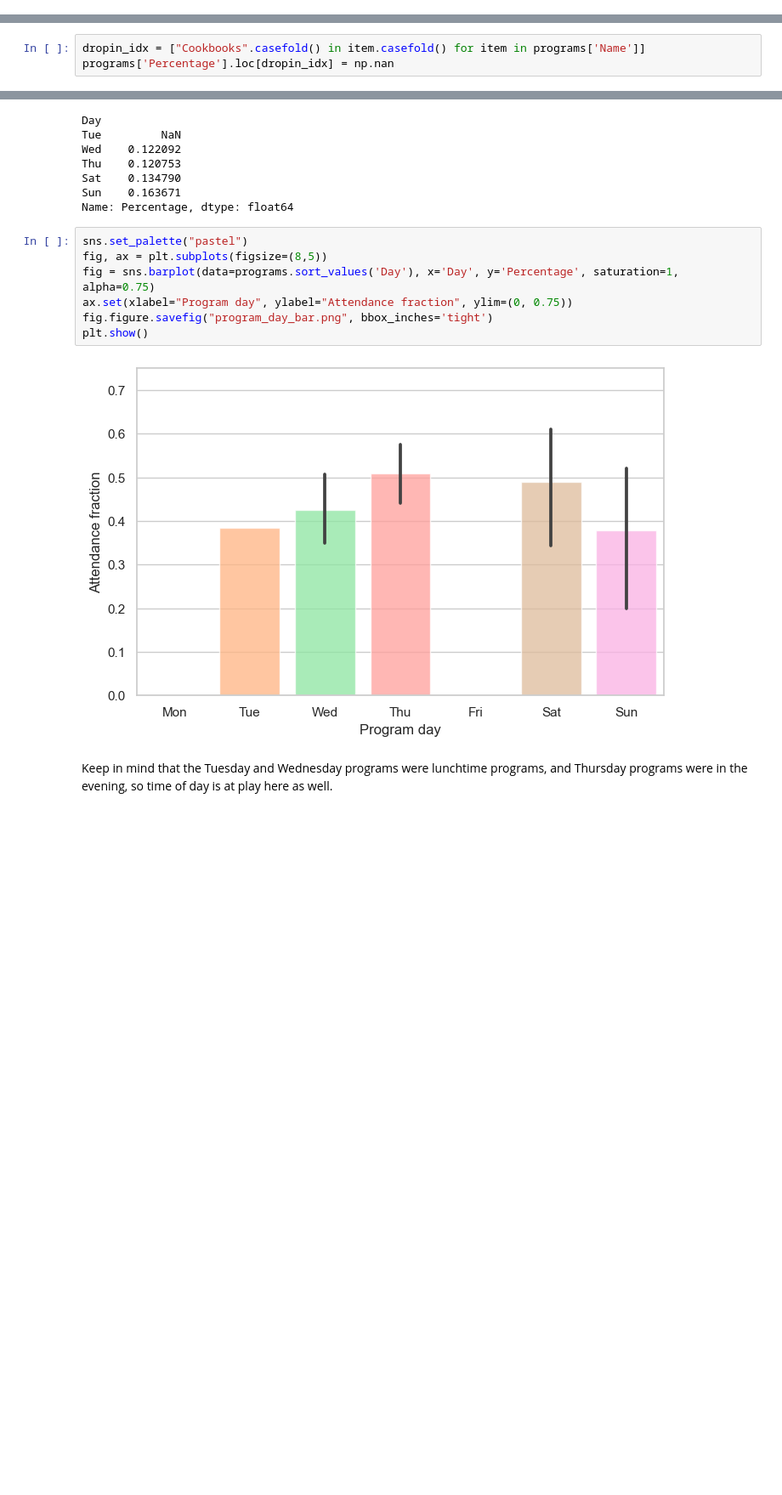
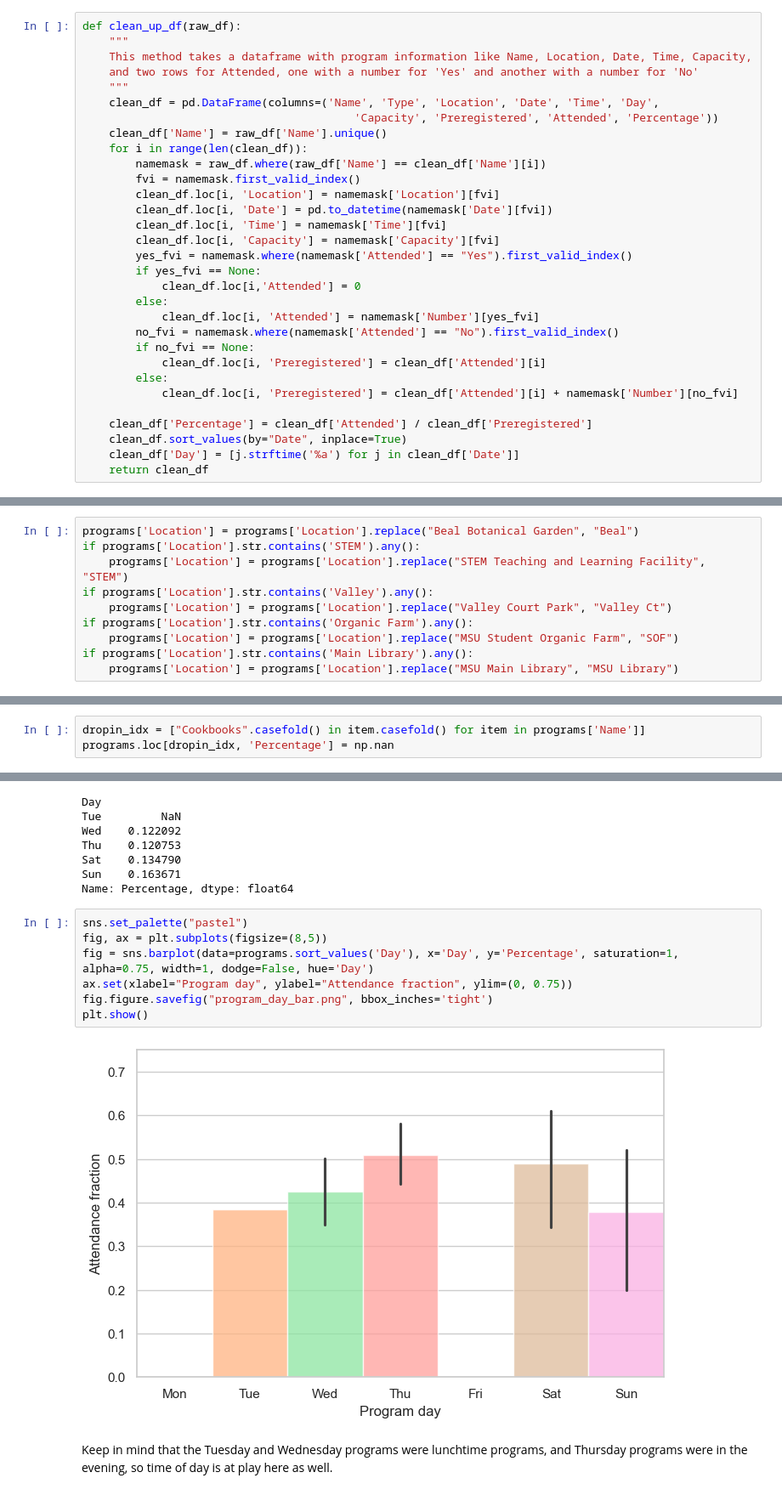
Before and after one commit to abigailStev/altru-shenanigans, a Jupyter notebook: quant_sandbox-foodfight.ipynb, the cells around one changed output, grey strips where cells are left out. Shown at 85% size. Saved outputs shown, nothing was run; the diff lists cells and outputs as text; blank space fills up the shorter version.

```diff
--- a/quant_sandbox-foodfight.ipynb
+++ b/quant_sandbox-foodfight.ipynb
@@ -60,6 +60,37 @@ class SelectFilesButton(widgets.Button):
         b.description = "Files Selected"
         b.icon = "check-square-o"
         b.style.button_color = "lightgreen"
+# %%
+def clean_up_df(raw_df):
+    """
+    This method takes a dataframe with program information like Name, Location, Date, Time, Capacity,
+    and two rows for Attended, one with a number for 'Yes' and another with a number for 'No'
+    """
+    clean_df = pd.DataFrame(columns=('Name', 'Type', 'Location', 'Date', 'Time', 'Day',
+                                         'Capacity', 'Preregistered', 'Attended', 'Percentage'))
+    clean_df['Name'] = raw_df['Name'].unique()
+    for i in range(len(clean_df)):
+        namemask = raw_df.where(raw_df['Name'] == clean_df['Name'][i])
+        fvi = namemask.first_valid_index()
+        clean_df.loc[i, 'Location'] = namemask['Location'][fvi]
+        clean_df.loc[i, 'Date'] = pd.to_datetime(namemask['Date'][fvi])
+        clean_df.loc[i, 'Time'] = namemask['Time'][fvi]
+        clean_df.loc[i, 'Capacity'] = namemask['Capacity'][fvi]
+        yes_fvi = namemask.where(namemask['Attended'] == "Yes").first_valid_index()
+        if yes_fvi == None:
+            clean_df.loc[i,'Attended'] = 0
+        else:
+            clean_df.loc[i, 'Attended'] = namemask['Number'][yes_fvi]
+        no_fvi = namemask.where(namemask['Attended'] == "No").first_valid_index()
+        if no_fvi == None:
+            clean_df.loc[i, 'Preregistered'] = clean_df['Attended'][i]
+        else:
+            clean_df.loc[i, 'Preregistered'] = clean_df['Attended'][i] + namemask['Number'][no_fvi]
+
+    clean_df['Percentage'] = clean_df['Attended'] / clean_df['Preregistered']
+    clean_df.sort_values(by="Date", inplace=True)
+    clean_df['Day'] = [j.strftime('%a') for j in clean_df['Date']]
+    return clean_df
 # %%
 def convert_yesno_to_bool(yesno):
     """ This method converts 'yes' and 'no' in an Altru excel file to boolean values."""
@@ -197,3 +198,13 @@ display(programs)
+# %%
+programs['Location'] = programs['Location'].replace("Beal Botanical Garden", "Beal")
+if programs['Location'].str.contains('STEM').any():
+    programs['Location'] = programs['Location'].replace("STEM Teaching and Learning Facility", "STEM")
+if programs['Location'].str.contains('Valley').any():
+    programs['Location'] = programs['Location'].replace("Valley Court Park", "Valley Ct")
+if programs['Location'].str.contains('Organic Farm').any():
+    programs['Location'] = programs['Location'].replace("MSU Student Organic Farm", "SOF")
+if programs['Location'].str.contains('Main Library').any():
+    programs['Location'] = programs['Location'].replace("MSU Main Library", "MSU Library")
 # %% [markdown]
 If you have cancelled or postponed programs (or other reasons why the attendance percentage would be Not a Number), filter those out of what's going to be plotted.
 # %%
@@ -213,7 +224,7 @@ programs = programs.loc[cut_idx]
 If you had drop-in programs and want to count the numbers but not skew the attendance percentages, set the percentage to NaN.
 # %%
 dropin_idx = ["Cookbooks".casefold() in item.casefold() for item in programs['Name']]
-programs['Percentage'].loc[dropin_idx] = np.nan
+programs.loc[dropin_idx, 'Percentage'] = np.nan
 # %%
 display(programs['Name'])
 # %% [output]
@@ -408,12 +419,12 @@ Name: Percentage, dtype: float64
 # %%
 sns.set_palette("pastel")
 fig, ax = plt.subplots(figsize=(8,5))
-fig = sns.barplot(data=programs.sort_values('Day'), x='Day', y='Percentage', saturation=1, alpha=0.75)
+fig = sns.barplot(data=programs.sort_values('Day'), x='Day', y='Percentage', saturation=1, alpha=0.75, width=1, dodge=False, hue='Day')
 ax.set(xlabel="Program day", ylabel="Attendance fraction", ylim=(0, 0.75))
 fig.figure.savefig("program_day_bar.png", bbox_inches='tight')
 plt.show()
 # %% [output]
-[figure, old version]
+[figure, new version]
 # %% [markdown]
 Keep in mind that the Tuesday and Wednesday programs were lunchtime programs, and Thursday programs were in the evening, so time of day is at play here as well.
 # %% [markdown]
```
Also changed, not shown: parts of 22 cells of this notebook.
